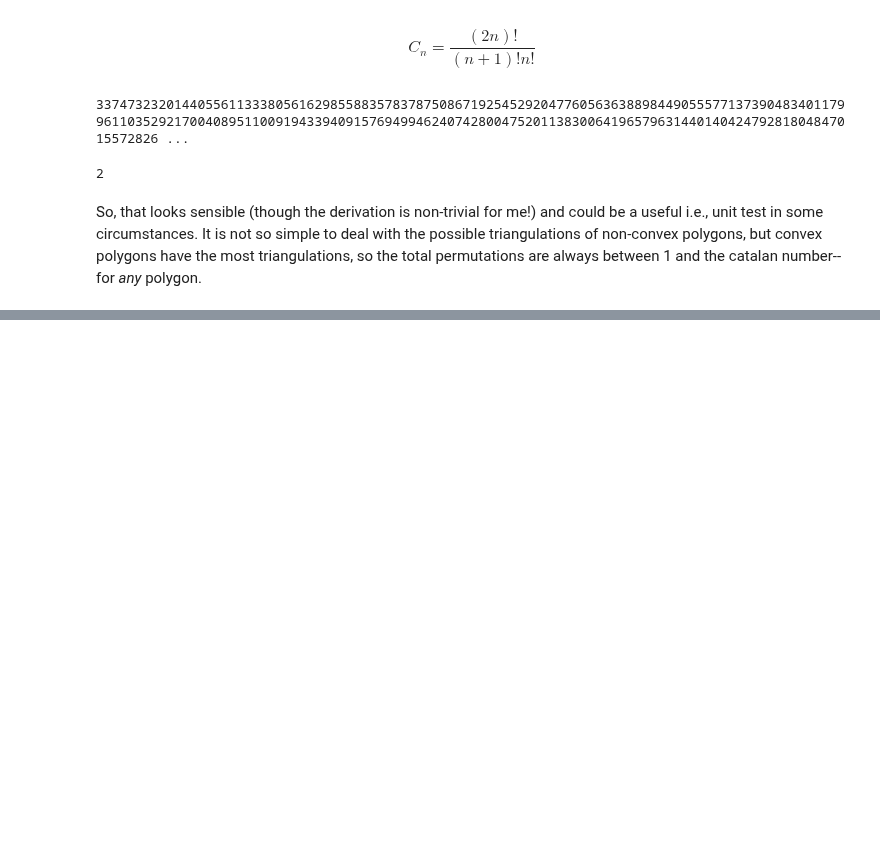
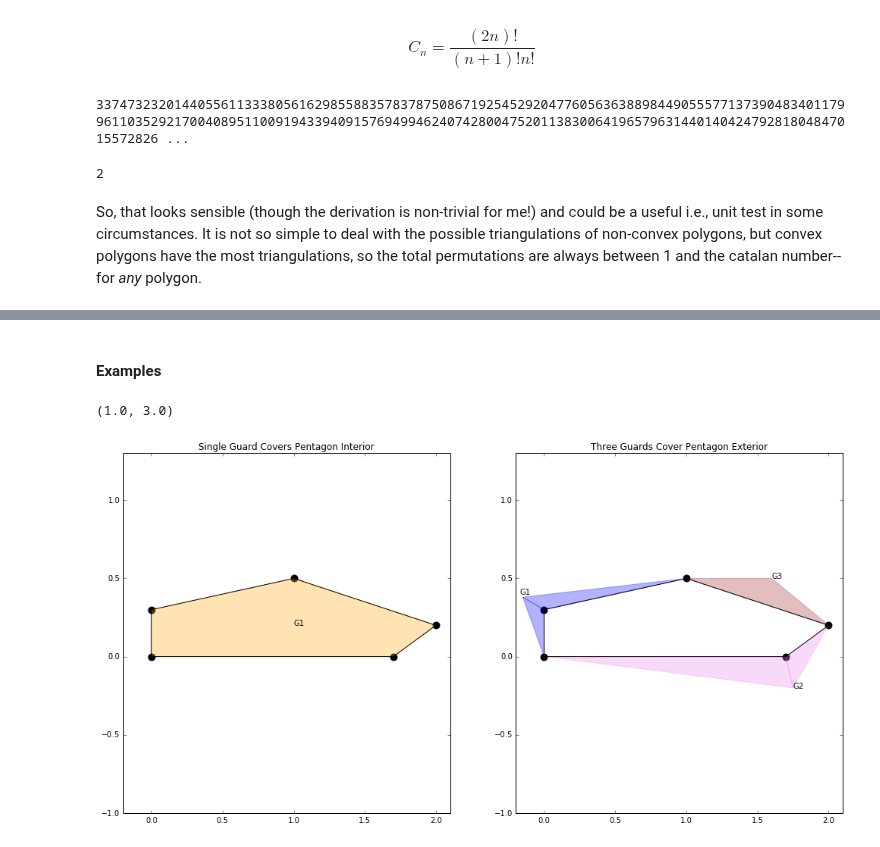
Before and after one commit to tylerjereddy/pycon-2016, a Jupyter notebook: computational_geometry_tutorial.ipynb, the cells around one changed output, grey strips where cells are left out. Saved outputs shown, nothing was run; the diff lists cells and outputs as text; code cells hidden in the pictures; blank space fills up the shorter version.

```diff
--- a/computational_geometry_tutorial.ipynb
+++ b/computational_geometry_tutorial.ipynb
@@ -233,0 +240,52 @@ So, that looks sensible (though the derivation is non-trivial for me!) and could
+# %% [markdown]
+#### Examples
+# %%
+#A Pentagon
+max_guards_pentagon = math.floor(5./3.)
+max_fortress_pentagon = math.ceil(5./2.)
+max_guards_pentagon, max_fortress_pentagon
+# %% [output]
+(1.0, 3.0)
+# %%
+pentagon_coords = np.array([[0,0],#bottom left
+                            [0,0.3],#top left
+                            [1.0,0.5],#top
+                            [2.0,0.2],#right
+                            [1.7,0.0]]) #bottom right
+fig_2_5 = plt.figure()
+ax = fig_2_5.add_subplot(121)
+p = Polygon(pentagon_coords, color='orange', alpha = 0.3)
+ax.text(1.0,0.2,'G1')
+closed_polygon_coords = np.zeros((6,2))
+closed_polygon_coords[:-1,...] = pentagon_coords
+closed_polygon_coords[-1, ...] = pentagon_coords[0,...]
+ax.add_patch(p)
+ax.set_title('Single Guard Covers Pentagon Interior')
+ax2 = fig_2_5.add_subplot(122)
+
+for axis in [ax,ax2]:
+    axis.set_xlim(-0.2,2.1)
+    axis.set_ylim(-1,1.3)
+    axis.plot(closed_polygon_coords[...,0], closed_polygon_coords[...,1], c = 'black')
+    axis.scatter(pentagon_coords[...,0], pentagon_coords[...,1], c = 'black', s=80)
+
+ax2.set_title('Three Guards Cover Pentagon Exterior')
+ax2.text(-0.17,0.4, 'G1')
+ax2.text(1.75,-0.2, 'G2')
+ax2.text(1.6,0.5, 'G3')
+
+#draw the lines of sight for the the guards using triangles
+g1_t1 = Polygon(np.concatenate((np.array([[-0.15,0.38]]),pentagon_coords[0:2])), color='blue', alpha = 0.3)
+g1_t2 = Polygon(np.concatenate((np.array([[-0.15,0.38]]),pentagon_coords[1:3])), color='blue', alpha = 0.3)
+ax2.add_patch(g1_t1)
+ax2.add_patch(g1_t2)
+g2_t1 = Polygon(np.concatenate((np.array([[1.75,-0.2]]),np.array([closed_polygon_coords[-2]]),np.array([closed_polygon_coords[0]]))), color='violet', alpha = 0.3)
+g2_t2 = Polygon(np.concatenate((np.array([[1.75,-0.2]]),np.array([closed_polygon_coords[-2]]),np.array([closed_polygon_coords[-3]]))), color='violet', alpha = 0.3)
+ax2.add_patch(g2_t1)
+ax2.add_patch(g2_t2)
+g3_t1 = Polygon(np.concatenate((np.array([[1.6,0.5]]),np.array([closed_polygon_coords[-3]]),np.array([closed_polygon_coords[-4]]))), color='brown', alpha = 0.3)
+ax2.add_patch(g3_t1)
+
+fig_2_5.set_size_inches(17, 8.5)
+# %% [output]
+[figure, added]
```
Also changed, not shown: parts of 7 cells of this notebook.
